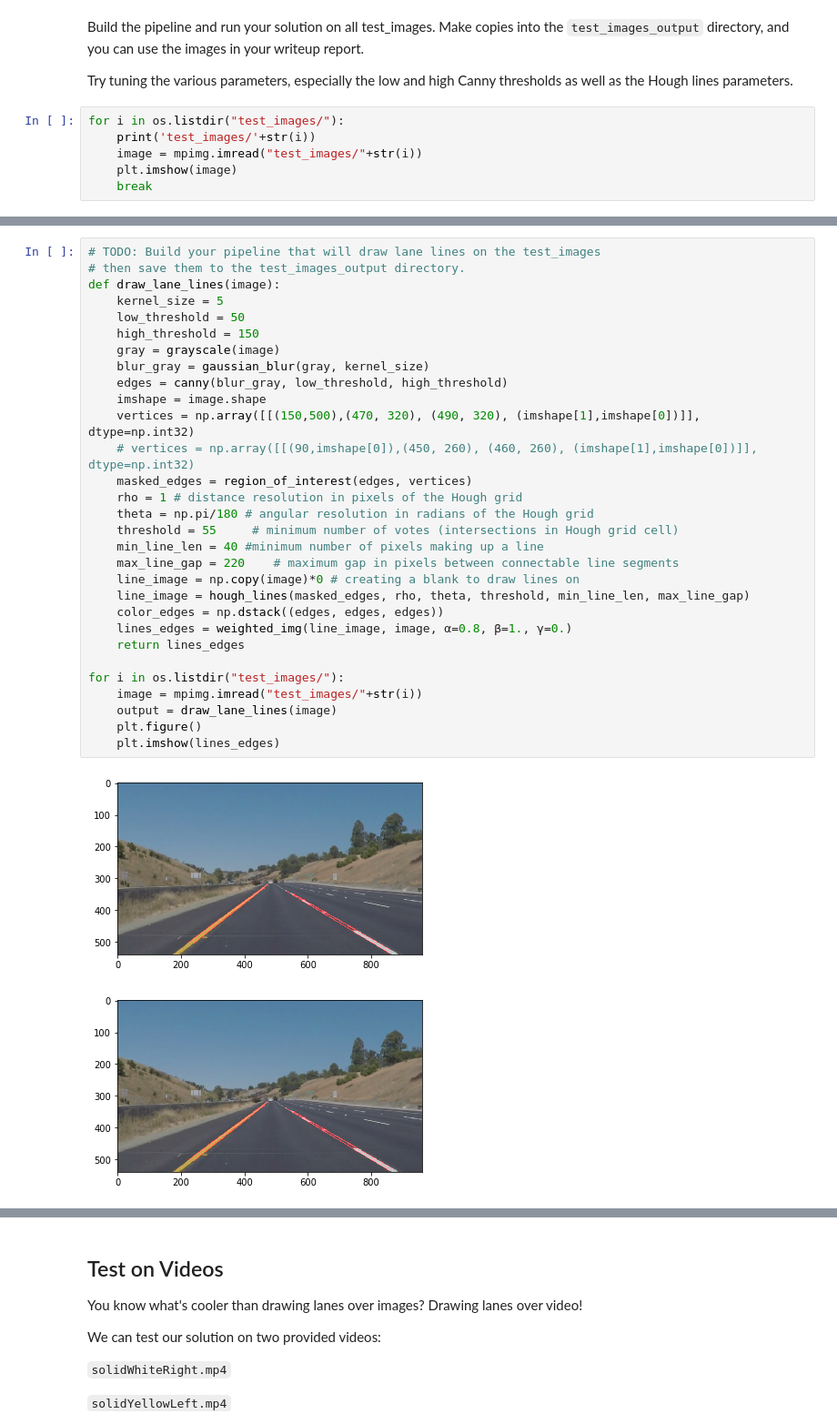
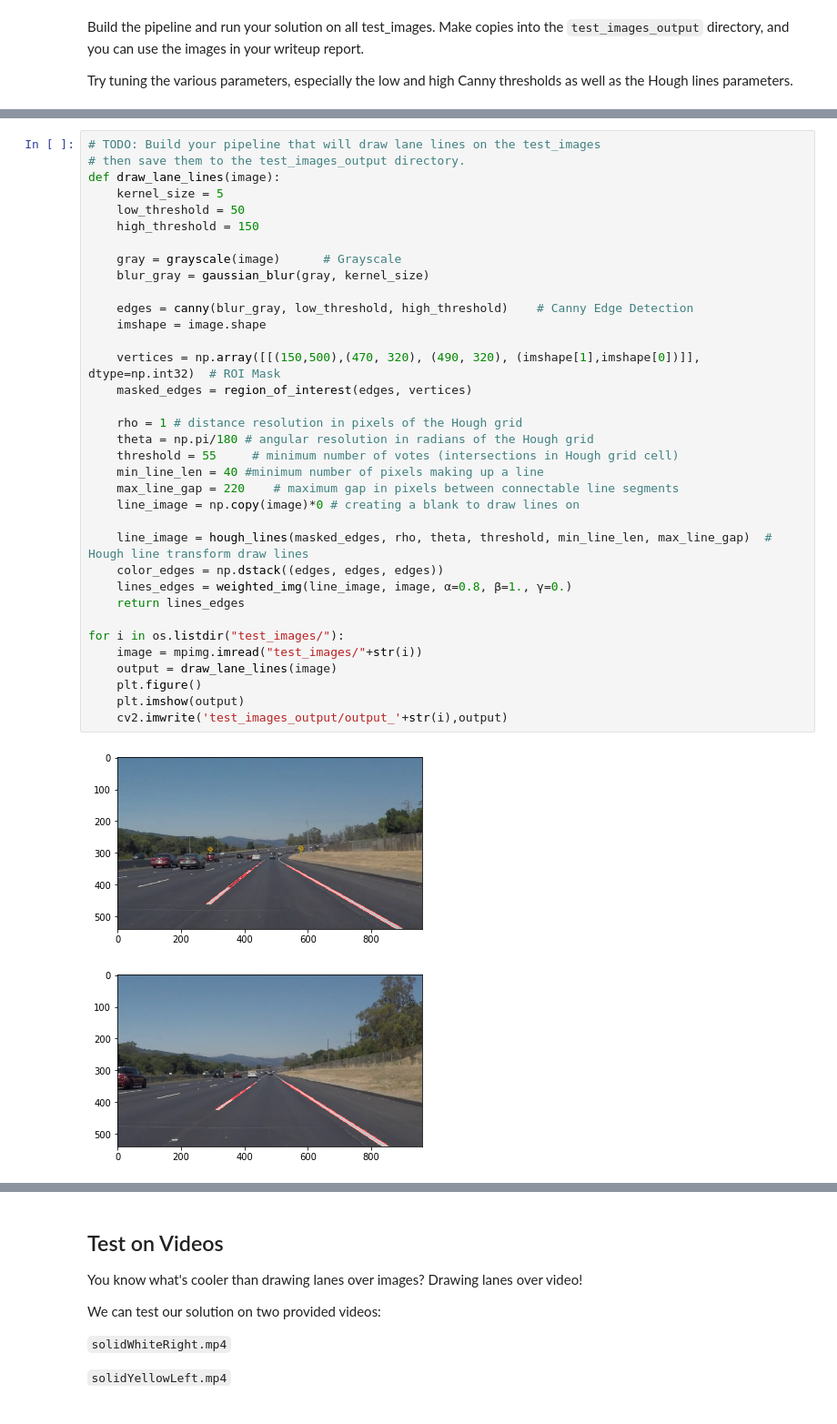
Before and after one commit to Paresh-shahare/Udacity_Self_Driving_Car_Engineer_Nanodegree, a Jupyter notebook: CarND-LaneLines-P1/P1.ipynb, the cells around one changed output, grey strips where cells are left out. Shown at 91% size. Cells and saved outputs as stored; diff of their text form.

```diff
--- a/CarND-LaneLines-P1/P1.ipynb
+++ b/CarND-LaneLines-P1/P1.ipynb
@@ -194,9 +194,3 @@ os.listdir("test_images/")
 Build the pipeline and run your solution on all test_images. Make copies into the `test_images_output` directory, and you can use the images in your writeup report.
 
 Try tuning the various parameters, especially the low and high Canny thresholds as well as the Hough lines parameters.
-# %%
-for i in os.listdir("test_images/"):
-    print('test_images/'+str(i))
-    image = mpimg.imread("test_images/"+str(i))
-    plt.imshow(image)
-    break
@@ -206,33 +197,38 @@ test_images/solidWhiteCurve.jpg
 # %%
 # TODO: Build your pipeline that will draw lane lines on the test_images
 # then save them to the test_images_output directory.
 def draw_lane_lines(image):
     kernel_size = 5
     low_threshold = 50
     high_threshold = 150
-    gray = grayscale(image)
+
+    gray = grayscale(image)      # Grayscale
     blur_gray = gaussian_blur(gray, kernel_size)
-    edges = canny(blur_gray, low_threshold, high_threshold)
+
+    edges = canny(blur_gray, low_threshold, high_threshold)    # Canny Edge Detection
     imshape = image.shape
-    vertices = np.array([[(150,500),(470, 320), (490, 320), (imshape[1],imshape[0])]], dtype=np.int32)
-    # vertices = np.array([[(90,imshape[0]),(450, 260), (460, 260), (imshape[1],imshape[0])]], dtype=np.int32)
+
+    vertices = np.array([[(150,500),(470, 320), (490, 320), (imshape[1],imshape[0])]], dtype=np.int32)  # ROI Mask
     masked_edges = region_of_interest(edges, vertices)
+
     rho = 1 # distance resolution in pixels of the Hough grid
     theta = np.pi/180 # angular resolution in radians of the Hough grid
     threshold = 55     # minimum number of votes (intersections in Hough grid cell)
     min_line_len = 40 #minimum number of pixels making up a line
     max_line_gap = 220    # maximum gap in pixels between connectable line segments
     line_image = np.copy(image)*0 # creating a blank to draw lines on
-    line_image = hough_lines(masked_edges, rho, theta, threshold, min_line_len, max_line_gap)
+
+    line_image = hough_lines(masked_edges, rho, theta, threshold, min_line_len, max_line_gap)  # Hough line transform draw lines
     color_edges = np.dstack((edges, edges, edges))
     lines_edges = weighted_img(line_image, image, α=0.8, β=1., γ=0.)
     return lines_edges
 
 for i in os.listdir("test_images/"):
     image = mpimg.imread("test_images/"+str(i))
     output = draw_lane_lines(image)
     plt.figure()
-    plt.imshow(lines_edges)
+    plt.imshow(output)
+    cv2.imwrite('test_images_output/output_'+str(i),output)
 # %% [output]
-[figure, old version]
+[figure, new version]
-[figure, old version]
+[figure, new version]
```
Also changed, not shown: parts of 5 cells of this notebook, 7 other files.
